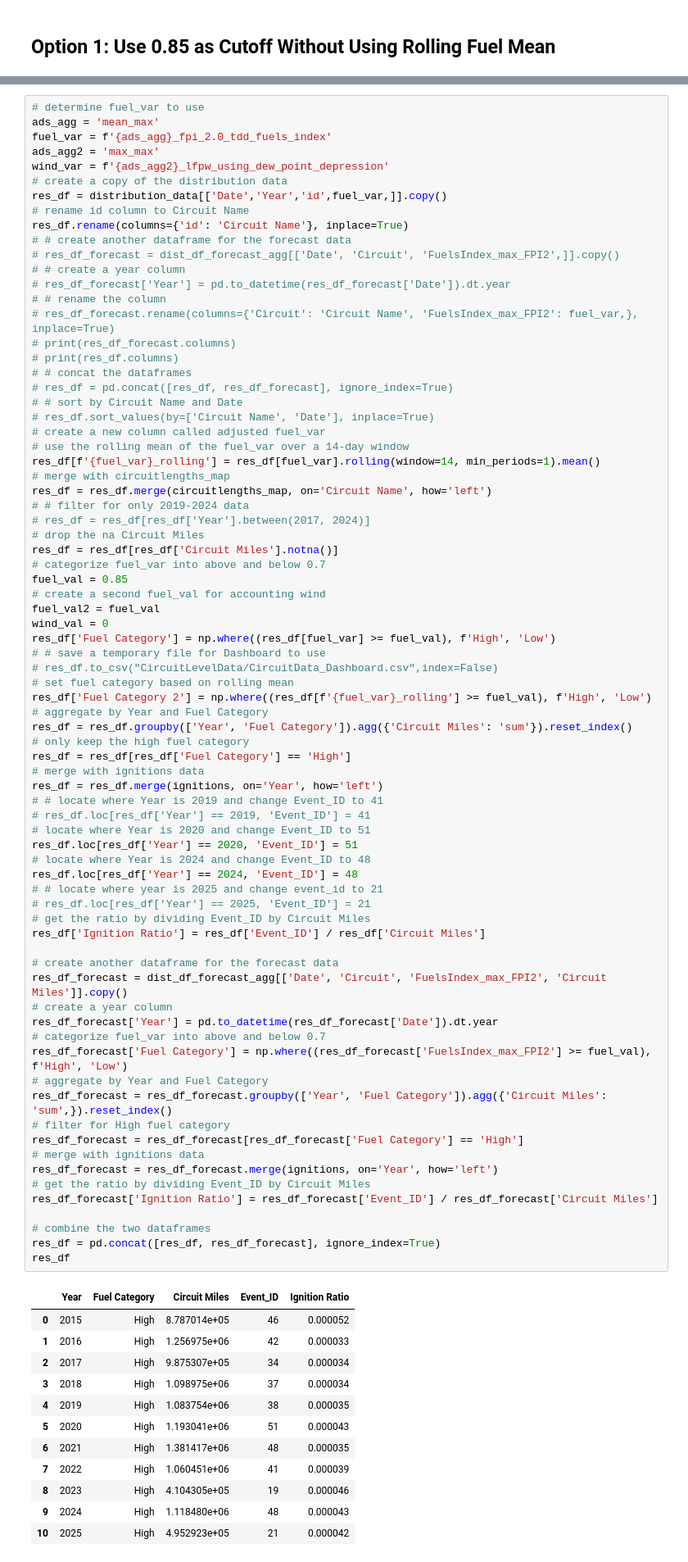
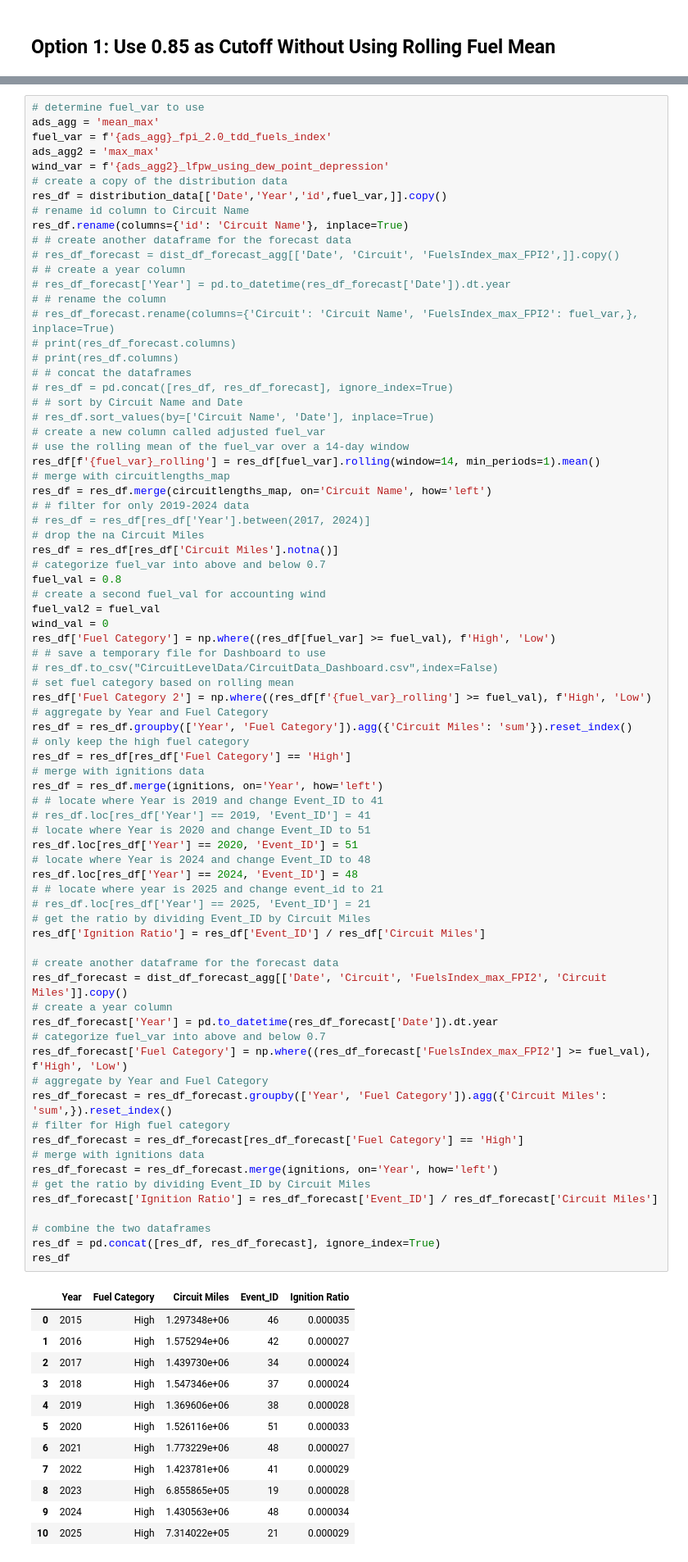
Before and after one commit to charliet202020/Ignition-Goal-Setting-Github, a Jupyter notebook: Circuit_Level_Analysis_Distribution_Only.ipynb, the cells around one changed output, grey strips where cells are left out. Shown at 82% size. Saved outputs shown, nothing was run; the diff lists cells and outputs as text.

```diff
--- a/Circuit_Level_Analysis_Distribution_Only.ipynb
+++ b/Circuit_Level_Analysis_Distribution_Only.ipynb
@@ -626,7 +626,7 @@ res_df = res_df.merge(circuitlengths_map, on='Circuit Name', how='left')
 # drop the na Circuit Miles
 res_df = res_df[res_df['Circuit Miles'].notna()]
 # categorize fuel_var into above and below 0.7
-fuel_val = 0.85
+fuel_val = 0.8
 # create a second fuel_val for accounting wind
 fuel_val2 = fuel_val
 wind_val = 0
@@ -645,44 +645,44 @@ res_df = res_df.merge(ignitions, on='Year', how='left')
 # res_df.loc[res_df['Year'] == 2019, 'Event_ID'] = 41
 # locate where Year is 2020 and change Event_ID to 51
 res_df.loc[res_df['Year'] == 2020, 'Event_ID'] = 51
 # locate where Year is 2024 and change Event_ID to 48
 res_df.loc[res_df['Year'] == 2024, 'Event_ID'] = 48
 # # locate where year is 2025 and change event_id to 21
 # res_df.loc[res_df['Year'] == 2025, 'Event_ID'] = 21
 # get the ratio by dividing Event_ID by Circuit Miles
 res_df['Ignition Ratio'] = res_df['Event_ID'] / res_df['Circuit Miles']
 
 # create another dataframe for the forecast data
 res_df_forecast = dist_df_forecast_agg[['Date', 'Circuit', 'FuelsIndex_max_FPI2', 'Circuit Miles']].copy()
 # create a year column
 res_df_forecast['Year'] = pd.to_datetime(res_df_forecast['Date']).dt.year
 # categorize fuel_var into above and below 0.7
 res_df_forecast['Fuel Category'] = np.where((res_df_forecast['FuelsIndex_max_FPI2'] >= fuel_val), f'High', 'Low')
 # aggregate by Year and Fuel Category
 res_df_forecast = res_df_forecast.groupby(['Year', 'Fuel Category']).agg({'Circuit Miles': 'sum',}).reset_index()
 # filter for High fuel category
 res_df_forecast = res_df_forecast[res_df_forecast['Fuel Category'] == 'High']
 # merge with ignitions data
 res_df_forecast = res_df_forecast.merge(ignitions, on='Year', how='left')
 # get the ratio by dividing Event_ID by Circuit Miles
 res_df_forecast['Ignition Ratio'] = res_df_forecast['Event_ID'] / res_df_forecast['Circuit Miles']
 
 # combine the two dataframes
 res_df = pd.concat([res_df, res_df_forecast], ignore_index=True)
 res_df
 # %% [output]
 |  | Year | Fuel Category | Circuit Miles | Event_ID | Ignition Ratio |
-| 0 | 2015 | High | 8.787014e+05 | 46 | 0.000052 |
-| 1 | 2016 | High | 1.256975e+06 | 42 | 0.000033 |
-| 2 | 2017 | High | 9.875307e+05 | 34 | 0.000034 |
-| 3 | 2018 | High | 1.098975e+06 | 37 | 0.000034 |
-| 4 | 2019 | High | 1.083754e+06 | 38 | 0.000035 |
-| 5 | 2020 | High | 1.193041e+06 | 51 | 0.000043 |
-| 6 | 2021 | High | 1.381417e+06 | 48 | 0.000035 |
-| 7 | 2022 | High | 1.060451e+06 | 41 | 0.000039 |
-| 8 | 2023 | High | 4.104305e+05 | 19 | 0.000046 |
-| 9 | 2024 | High | 1.118480e+06 | 48 | 0.000043 |
-| 10 | 2025 | High | 4.952923e+05 | 21 | 0.000042 |
+| 0 | 2015 | High | 1.297348e+06 | 46 | 0.000035 |
+| 1 | 2016 | High | 1.575294e+06 | 42 | 0.000027 |
+| 2 | 2017 | High | 1.439730e+06 | 34 | 0.000024 |
+| 3 | 2018 | High | 1.547346e+06 | 37 | 0.000024 |
+| 4 | 2019 | High | 1.369606e+06 | 38 | 0.000028 |
+| 5 | 2020 | High | 1.526116e+06 | 51 | 0.000033 |
+| 6 | 2021 | High | 1.773229e+06 | 48 | 0.000027 |
+| 7 | 2022 | High | 1.423781e+06 | 41 | 0.000029 |
+| 8 | 2023 | High | 6.855865e+05 | 19 | 0.000028 |
+| 9 | 2024 | High | 1.430563e+06 | 48 | 0.000034 |
+| 10 | 2025 | High | 7.314022e+05 | 21 | 0.000029 |
 # %%
 # Create a line plot
 fig, ax = plt.subplots(figsize=(10, 6))
```
Also changed, not shown: parts of 10 cells of this notebook.
